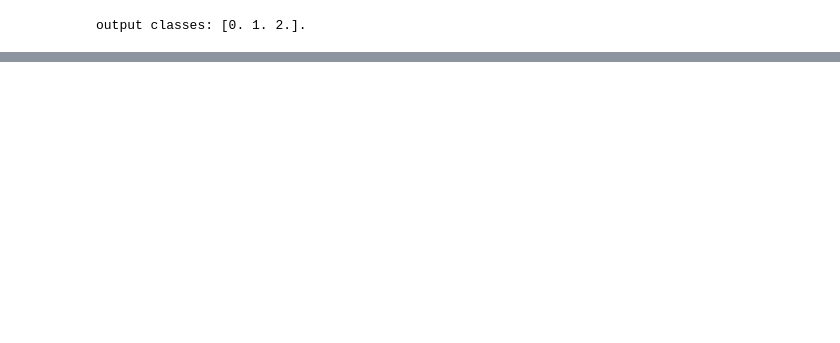
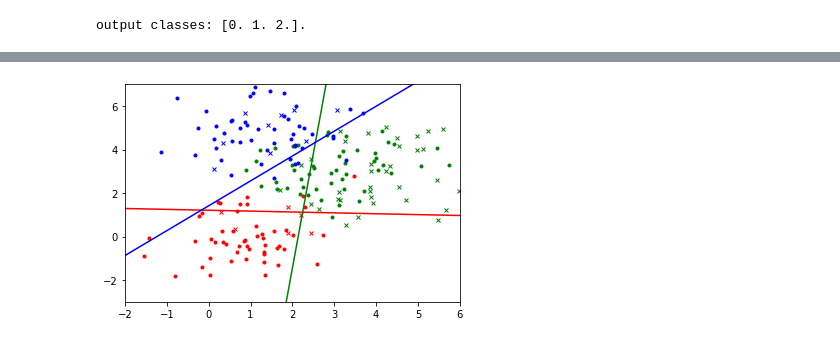
Before and after one commit to bunburya/data_analysis, a Jupyter notebook: machine_learning/Logistic regression.ipynb, the cells around one changed output, grey strips where cells are left out. Drawn from its saved outputs; the diff is of its cells as text; code cells hidden in the pictures; blank space fills up the shorter version.

```diff
--- a/machine_learning/Logistic regression.ipynb
+++ b/machine_learning/Logistic regression.ipynb
@@ -106,0 +124,26 @@ for i in range(10):
+# %%
+plt.xlim((-2, 6))
+plt.ylim((-3, 7))
+
+to_predict = np.random.rand(50, 2) * 6
+colors = {1: 'r', 2: 'g', 3: 'b'}
+
+for x, y in ones:
+    plt.plot(x, y, colors[1]+'o', markersize=3)
+for x, y in twos:
+    plt.plot(x, y, colors[2]+'o', markersize=3)
+for x, y in threes:
+    plt.plot(x, y, colors[3]+'o', markersize=3)
+
+for x, y in to_predict:
+    prediction = test2.get_prediction((x, y))
+    plt.plot(x, y, colors[prediction]+'x', markersize=4)
+
+xs = np.linspace(-2, 6, 100)
+for output in test2.models:
+    model = test2.models[output]
+    t0, t1, t2 = model.theta
+    ys = (-t0 - (t1 * xs)) / t2
+    plt.plot(xs, ys, colors[output])
+# %% [output]
+[figure, added]
```
Also changed, not shown: parts of 10 cells of this notebook, 5 other files.
